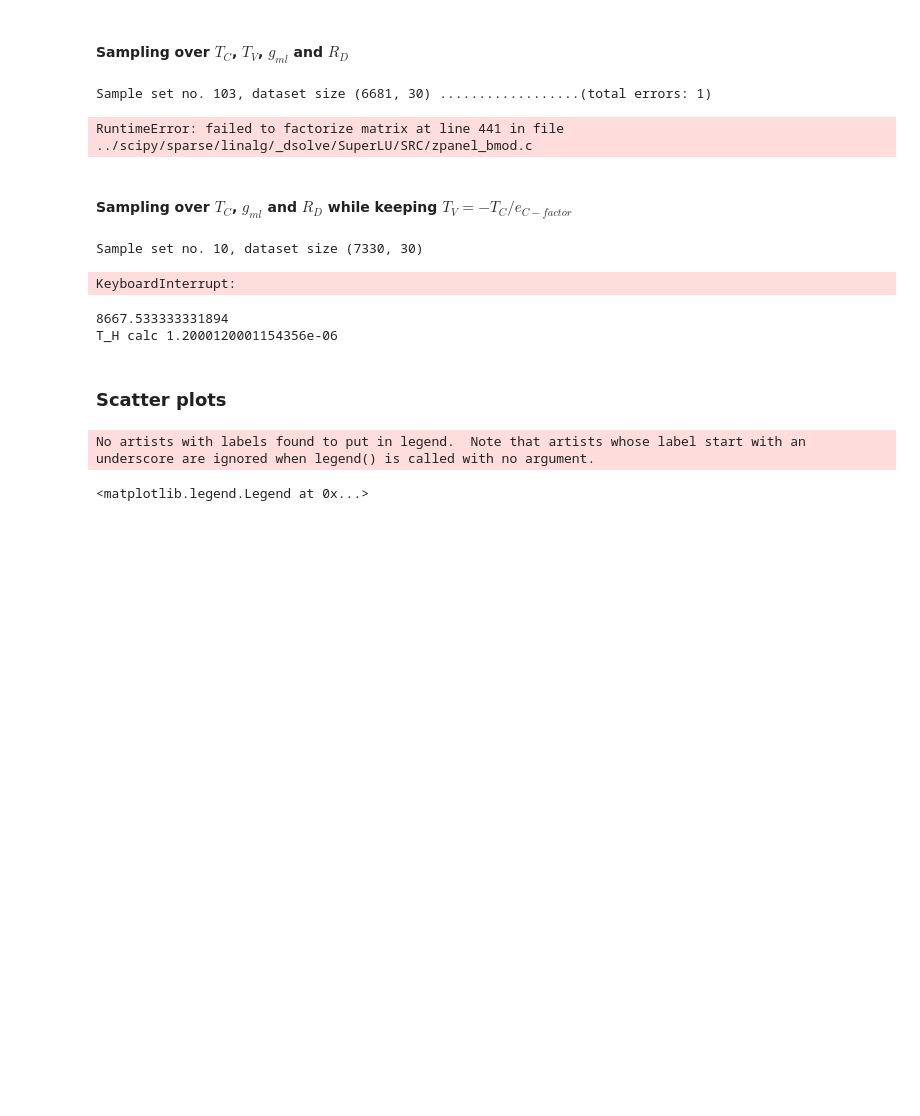
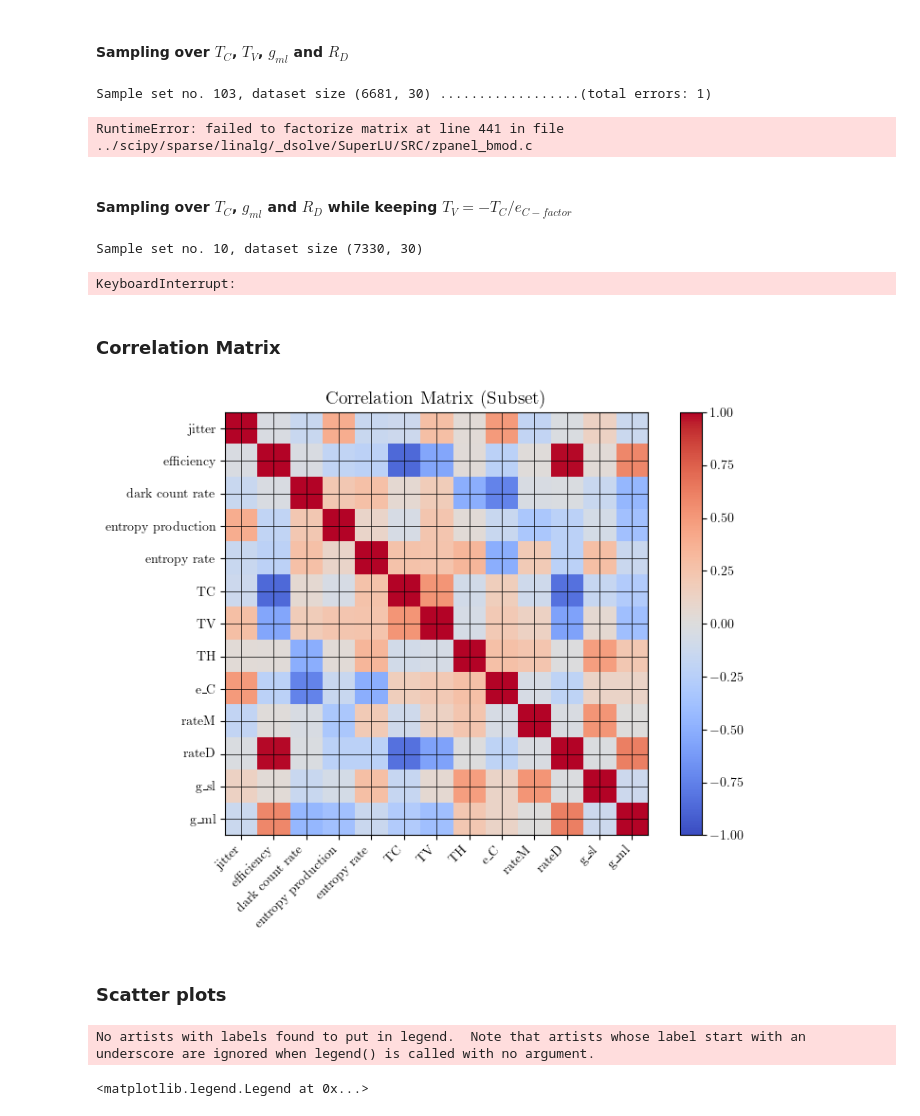
Before and after one commit to Emanuel-Schwarzhans/Quantum-detectors-as-autonomous-machines-assessing-the-thermodynamics-of-information-acquisit-co, a Jupyter notebook: thermal_single_photon_activation_amplification.ipynb, the cells around one changed output. Cells and saved outputs as stored; diff of their text form; code cells hidden in the pictures; blank space fills up the shorter version.

```diff
--- a/thermal_single_photon_activation_amplification.ipynb
+++ b/thermal_single_photon_activation_amplification.ipynb
@@ -502,12 +520,75 @@ else:
 # %% [output]
 Sample set no. 10, dataset size (7330, 30)
 KeyboardInterrupt:
-# %%
-print(TH_from_TV_TC(-0.2/0.3*(1+0.0001),0.2,0.3,1))
-print("T_H calc",(1+1)*0.2*0.3*(1/0.99999-1))
-# %% [output]
-8667.533333331894
-T_H calc 1.2000120001154356e-06
+# %% [markdown]
+### Correlation Matrix
+# %%
+
+dset= pd.read_csv("FOM_Dinv_exact_TC_TV_g_sl_rateD_eCfactor_rateM_v5")
+dset= pd.concat([dset,pd.read_csv("FOM_Dinv_exact_TC_TV_g_sl_rateD_eCfactor_rateM_v4")])
+# dset= pd.concat([dset,pd.read_csv("FOM_Dinv_exact_TC_TV_g_sl_rateD_eCfactor_rateM_v3")])
+# dset= pd.concat([dset,pd.read_csv("FOM_Dinv_exact_TC_TV_g_sl_rateD_eCfactor_rateM_v2")])
+# dset= pd.concat([dset,pd.read_csv("FOM_Dinv_exact_TC_TV_g_sl_rateD_eCfactor_rateM_v1")])
+# corr_matrix = dset.corr()
+
+## Constraints
+condition = dset["k"]==1
+
+# condition &= dset["efficiency"] >0
+# condition &= dset["efficiency"] <1
+# condition &= dset["e_C_factor"] <1
+# condition &= dset["rateM"] <1
+# condition &= dset["rateD"] <1
+# condition &= dset["g_ml"] <1
+# condition &= dset["g_sl"] <1
+
+condition &= dset["entropy production"] >0
+
+# condition &= dset["entropy production"]>0.5
+# condition &= dset["entropy production"]<0.51
+
+# condition &= dset["jitter"]<10
+
+# condition &= dset["TC"]<1
+# condition &= dset["TC"]>0.9
+# condition &= dset["TV"]<-4
+# condition &= dset["TV"]>-5
+
+# condition &= dset["e_C_factor"]<1
+# condition &= dset["e_C_factor"]>0.9
+
+condition &= dset["entropy production"]<5
+condition &= dset["entropy production"]>4
+
+condition &= dset["g_sl"]<1
+condition &= dset["g_sl"]>0.9
+
+condition &= dset["g_ml"]<1
+condition &= dset["g_ml"]>0.5
+
+dset=dset[condition]
+
+# Select a subset of columns to analyze
+subset = ['jitter', 'efficiency', 'dark count rate', 'entropy production',"entropy rate","TC","TV","TH", "e_C", "rateM","rateD","g_sl","g_ml"]  # Replace with your column names
+corr_matrix = dset[subset].corr()
+
+# Plot the correlation matrix using Matplotlib
+plt.figure(figsize=(8, 6))
+plt.imshow(corr_matrix, cmap='coolwarm', interpolation='none', vmin=-1, vmax=1)
+plt.colorbar()
+
+# Add grid lines
+plt.grid(which='both', color='black', linestyle='-', linewidth=0.5)
+
+# Add labels
+plt.xticks(range(len(corr_matrix)), corr_matrix.columns, rotation=45, ha='right')
+plt.yticks(range(len(corr_matrix)), corr_matrix.columns)
+
+plt.title("Correlation Matrix (Subset)")
+plt.tight_layout()
+plt.show()
+# %% [output]
+[figure, added]
 # %% [markdown]
 ### Scatter plots
 # %%
```
Also changed, not shown: parts of 27 cells of this notebook, 1 other file.
